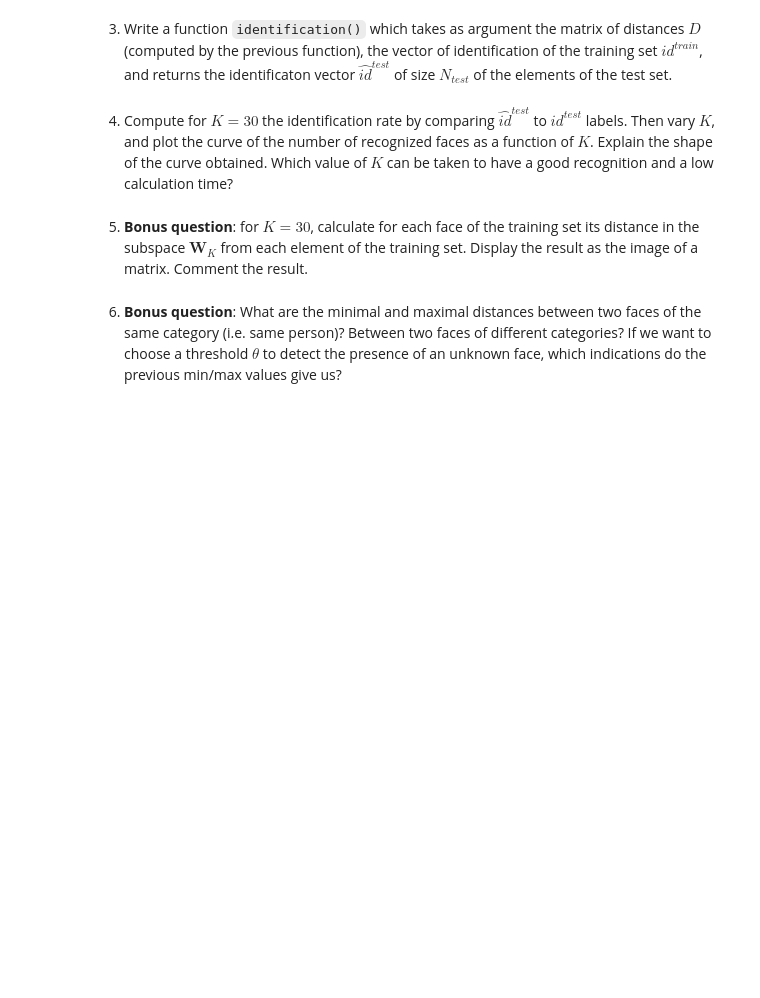
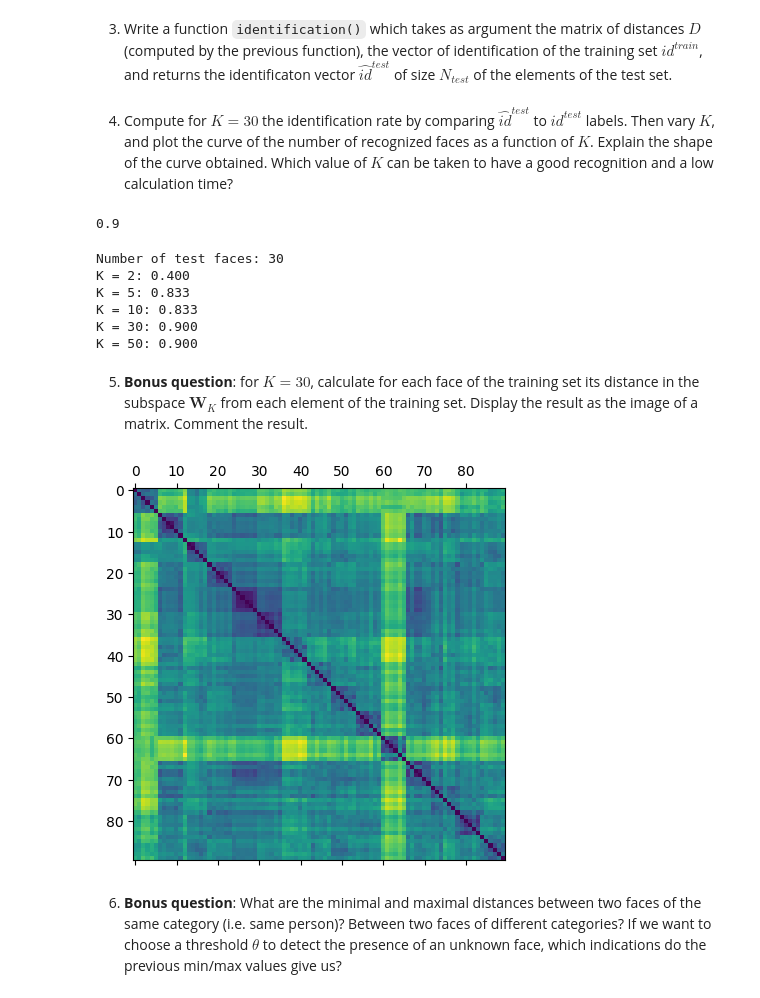
Before and after one commit to andrewerf/BIMA, a Jupyter notebook: TME9-10/TME9-10.ipynb, the cells around one changed output. Saved outputs shown, nothing was run; the diff lists cells and outputs as text; code cells hidden in the pictures; blank space fills up the shorter version.

```diff
--- a/TME9-10/TME9-10.ipynb
+++ b/TME9-10/TME9-10.ipynb
@@ -410,4 +412,37 @@ D = calculMatDist(X_train, X_test, U, 30)
+# %%
+def accuracy(gt, pred):
+    assert(len(gt) == len(pred))
+    n = 0
+    for a, b in zip(gt, pred):
+        if a == b:
+            n += 1
+    return n / len(gt)
+
+D = calculMatDist(X_train, X_test, U, 30)
+id_test_pred = identification(D, id_train)
+print(accuracy(id_test, id_test_pred))
+# %% [output]
+0.9
+# %%
+print(f'Number of test faces: {len(id_test)}')
+for K in [2, 5, 10, 30, 50]:
+    D = calculMatDist(X_train, X_test, U, K)
+    id_test_pred = identification(D, id_train)
+    print(f'K = {K}: {accuracy(id_test, id_test_pred):.3f}')
+# %% [output]
+Number of test faces: 30
+K = 2: 0.400
+K = 5: 0.833
+K = 10: 0.833
+K = 30: 0.900
+K = 50: 0.900
 # %% [markdown]
 5.  **Bonus question**: for $K=30$, calculate for each face of the training set its distance in the subspace $\mathbf W_K$ from each element of the training set. Display the result as the image of a matrix. Comment the result.
+# %%
+D = calculMatDist(X_train, X_train, U, 30)
+plt.matshow(D)
+plt.show()
+# %% [output]
+[figure, added]
 # %% [markdown]
 6. **Bonus question**: What are the minimal and maximal distances between two faces of the same category (i.e. same person)? Between two faces of different categories? If we want to choose a threshold $\theta$  to detect the presence of an unknown face, which indications do the previous min/max values give us?
```
Also changed, not shown: parts of 12 cells of this notebook.
